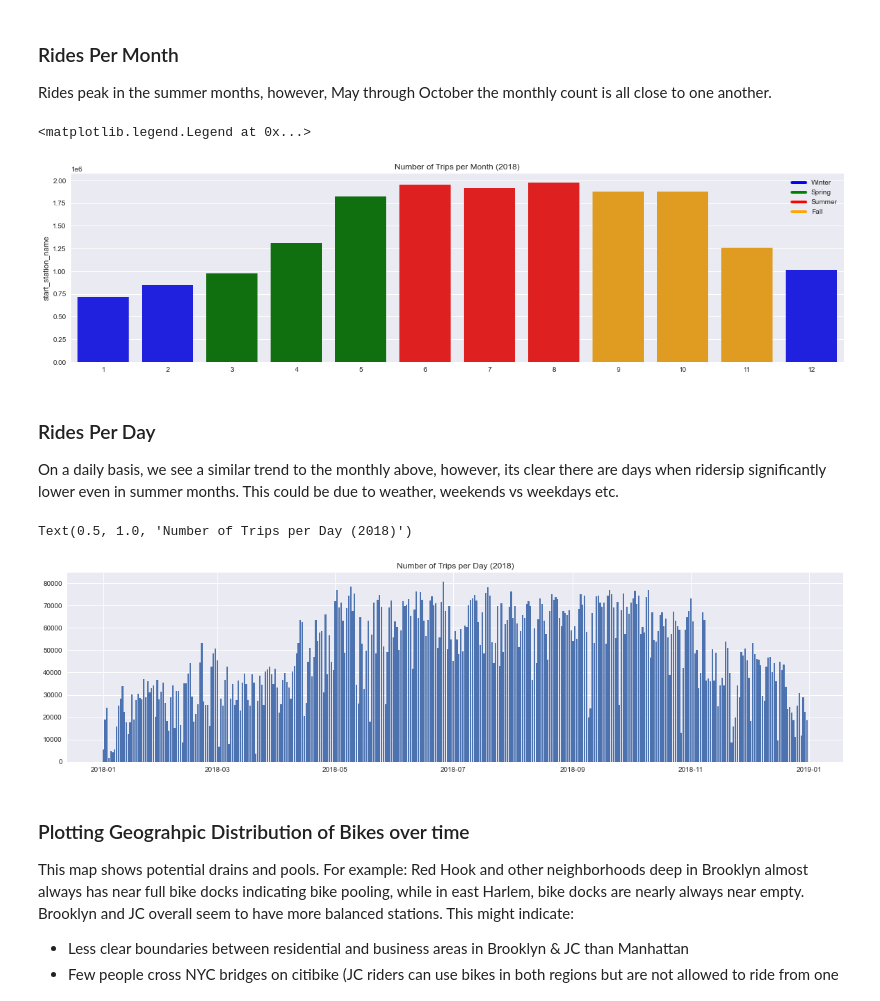
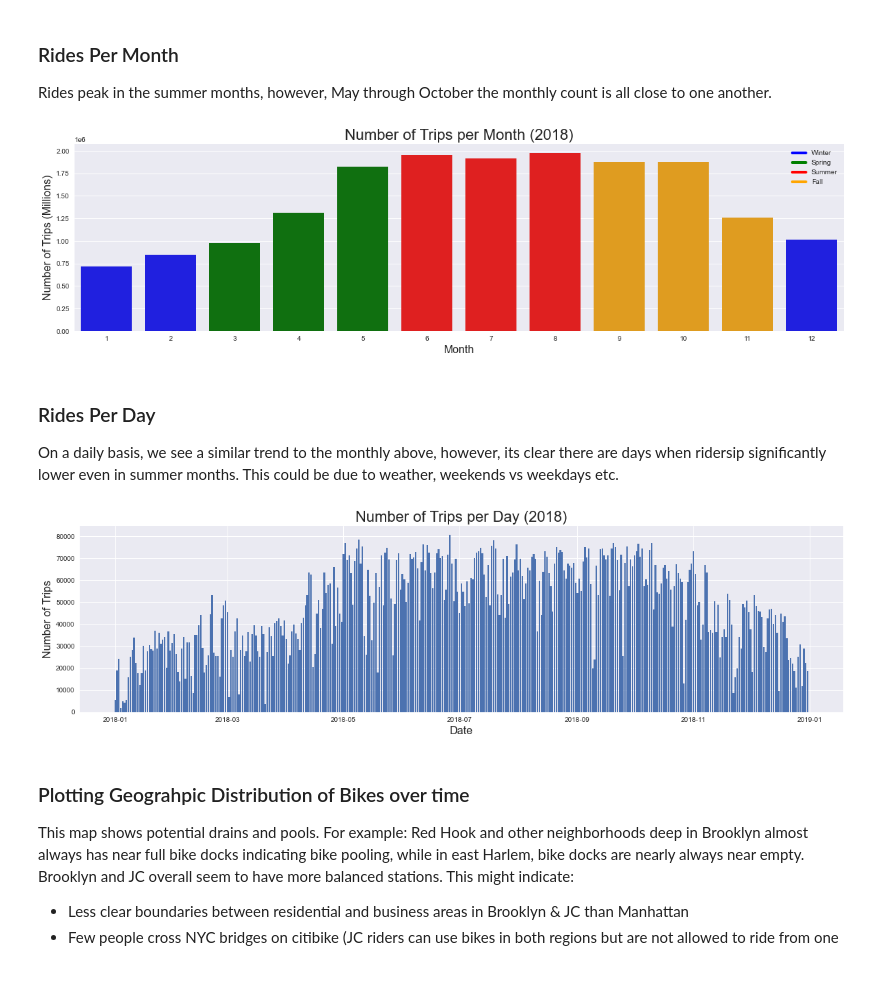
Before and after one commit to mitkrieg/citibike-timeseries, a Jupyter notebook: 01_exploratory_data_analysis.ipynb, the cells around one changed output. Saved outputs shown, nothing was run; the diff lists cells and outputs as text; code cells hidden in the pictures; blank space fills up the shorter version.

```diff
--- a/01_exploratory_data_analysis.ipynb
+++ b/01_exploratory_data_analysis.ipynb
@@ -226,24 +237,26 @@ Rides peak in the summer months, however, May through October the monthly count
 # %%
 #Read in trips by start time
 starts = pickle.load(open('./pickle/starts.pickle','rb'))
 
 #count trips by month
 trips_per_month = starts.droplevel(level=-2).start_station_name.resample('M').count()
 
 #create season colors for legend
 legend_colors = [Line2D([0], [0], color='b', lw=4),
                 Line2D([0], [0], color='g', lw=4),
                 Line2D([0], [0], color='r', lw=4),
                 Line2D([0], [0], color='orange', lw=4)]
 
 #plot
 fig = plt.figure(figsize=(20,5))
 sns.barplot(x=list(trips_per_month.index.month),y=trips_per_month,palette=['b','b','g','g','g','r','r','r','orange','orange','orange','b'])
-plt.title('Number of Trips per Month (2018)')
+plt.title('Number of Trips per Month (2018)',fontdict={'fontsize':22})
+plt.ylabel("Number of Trips (Millions)",fontdict={'fontsize':16})
+plt.xlabel("Month", fontdict={'fontsize':16})
 plt.legend(legend_colors, ['Winter','Spring','Summer','Fall'])
+plt.savefig('./images/trips_montly.png')
 # %% [output]
-<matplotlib.legend.Legend at 0x...>
-[figure, old version]
+[figure, new version]
 # %% [markdown]
 ### Rides Per Day
 On a daily basis, we see a similar trend to the monthly above, however, its clear there are days when ridersip significantly lower even in summer months. This could be due to weather, weekends vs weekdays etc.
@@ -252,10 +265,12 @@ trips_per_day = starts.droplevel(level=-2).start_station_name.resample('D').coun
 
 fig = plt.figure(figsize=(20,5))
 plt.bar(trips_per_day.index,trips_per_day)
-plt.title('Number of Trips per Day (2018)')
+plt.title('Number of Trips per Day (2018)', fontdict={'fontsize':22})
+plt.ylabel("Number of Trips",fontdict={'fontsize':16})
+plt.xlabel("Date", fontdict={'fontsize':16})
+plt.savefig('./images/trips_day.png')
 # %% [output]
-Text(0.5, 1.0, 'Number of Trips per Day (2018)')
-[figure, old version]
+[figure, new version]
 # %% [markdown]
 
 
```
Also changed, not shown: parts of 18 cells of this notebook, 4 other files.
